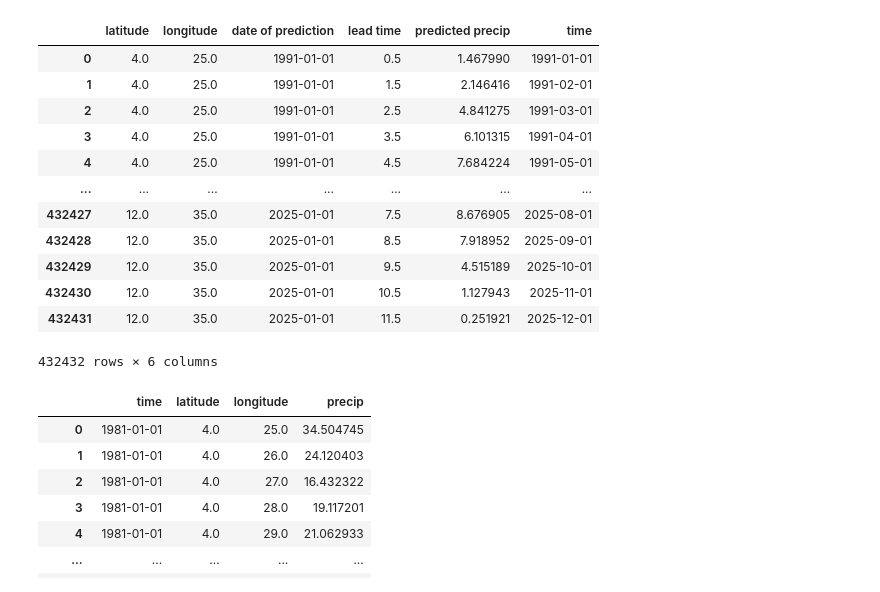
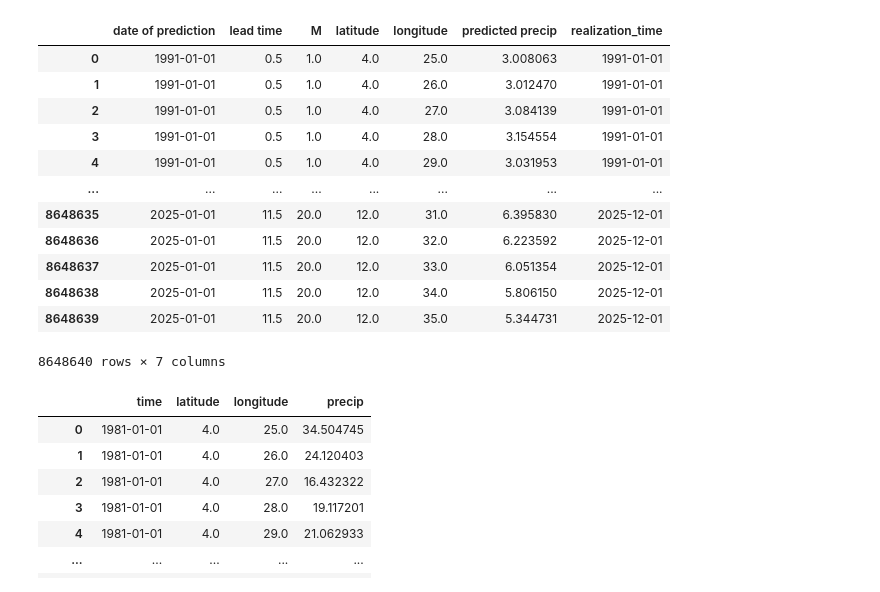
Before and after one commit to yatli24/CHC, a Jupyter notebook: Jupyter notebooks/south_sudan_CanESM5.ipynb, the cells around one changed output. Cells and saved outputs as stored; diff of their text form; code cells hidden in the pictures.

Commit message:
figures for south sudan for all chirps data
values for the 4 metrics on heatmap
includes 1991 to 2025
faceted by M

```diff
--- a/Jupyter notebooks/south_sudan_CanESM5.ipynb
+++ b/Jupyter notebooks/south_sudan_CanESM5.ipynb
@@ -8,6 +9,8 @@ import seaborn as sns
+# %%
+CanESM5 = xr.open_mfdataset('data/NMME/CanESM5/*.nc')
+CanESM5['X'] = CanESM5['X'] - 180
+chirps = xr.open_dataset('data/CHIRPS/chirps-v2.0.monthly.nc')
 # %%
-CanESM5 = xr.open_mfdataset('data/NMME/CanESM5/*.nc')
 CanESM5_south_sudan = (CanESM5.sel(Y=slice(3.5, 12.5), X=slice(25, 35))
-                       .rename({'Y': 'latitude', 'X': 'longitude', 'prec': 'predicted precip', 'S': 'date of prediction', 'L': 'lead time'})
-                       .groupby(['latitude', 'longitude', 'date of prediction', 'lead time'])
-                       .mean('M'))
+                       .rename({'Y': 'latitude', 'X': 'longitude', 'prec': 'predicted precip', 'S': 'date of prediction', 'L': 'lead time'}))
+CanESM5_south_sudan
@@ -14,18 +77,19 @@ CanESM5_south_sudan = (CanESM5.sel(Y=slice(3.5, 12.5), X=slice(25, 35))
 # %%
+# Calculate realized dates for CanESM5, convert to dataframe
 CanESM5_south_sudan_df = CanESM5_south_sudan.to_dataframe().reset_index()
-CanESM5_south_sudan_df['time'] = CanESM5_south_sudan_df.apply(lambda x: x['date of prediction'] + pd.DateOffset(months=int(x['lead time'])), axis=1)
+CanESM5_south_sudan_df['realization_time'] = CanESM5_south_sudan_df.apply(lambda x: x['date of prediction'] + pd.DateOffset(months=int(x['lead time'])), axis=1)
 CanESM5_south_sudan_df
 # %% [output]
-|  | latitude | longitude | date of prediction | lead time | predicted precip | time |
-| 0 | 4.0 | 25.0 | 1991-01-01 | 0.5 | 1.467990 | 1991-01-01 |
-| 1 | 4.0 | 25.0 | 1991-01-01 | 1.5 | 2.146416 | 1991-02-01 |
-| 2 | 4.0 | 25.0 | 1991-01-01 | 2.5 | 4.841275 | 1991-03-01 |
-| 3 | 4.0 | 25.0 | 1991-01-01 | 3.5 | 6.101315 | 1991-04-01 |
-| 4 | 4.0 | 25.0 | 1991-01-01 | 4.5 | 7.684224 | 1991-05-01 |
-| ... | ... | ... | ... | ... | ... | ... |
-| 432427 | 12.0 | 35.0 | 2025-01-01 | 7.5 | 8.676905 | 2025-08-01 |
-| 432428 | 12.0 | 35.0 | 2025-01-01 | 8.5 | 7.918952 | 2025-09-01 |
-| 432429 | 12.0 | 35.0 | 2025-01-01 | 9.5 | 4.515189 | 2025-10-01 |
-| 432430 | 12.0 | 35.0 | 2025-01-01 | 10.5 | 1.127943 | 2025-11-01 |
-| 432431 | 12.0 | 35.0 | 2025-01-01 | 11.5 | 0.251921 | 2025-12-01 |
+|  | date of prediction | lead time | M | latitude | longitude | predicted precip | realization_time |
+| 0 | 1991-01-01 | 0.5 | 1.0 | 4.0 | 25.0 | 3.008063 | 1991-01-01 |
+| 1 | 1991-01-01 | 0.5 | 1.0 | 4.0 | 26.0 | 3.012470 | 1991-01-01 |
+| 2 | 1991-01-01 | 0.5 | 1.0 | 4.0 | 27.0 | 3.084139 | 1991-01-01 |
+| 3 | 1991-01-01 | 0.5 | 1.0 | 4.0 | 28.0 | 3.154554 | 1991-01-01 |
+| 4 | 1991-01-01 | 0.5 | 1.0 | 4.0 | 29.0 | 3.031953 | 1991-01-01 |
+| ... | ... | ... | ... | ... | ... | ... | ... |
+| 8648635 | 2025-01-01 | 11.5 | 20.0 | 12.0 | 31.0 | 6.395830 | 2025-12-01 |
+| 8648636 | 2025-01-01 | 11.5 | 20.0 | 12.0 | 32.0 | 6.223592 | 2025-12-01 |
+| 8648637 | 2025-01-01 | 11.5 | 20.0 | 12.0 | 33.0 | 6.051354 | 2025-12-01 |
+| 8648638 | 2025-01-01 | 11.5 | 20.0 | 12.0 | 34.0 | 5.806150 | 2025-12-01 |
+| 8648639 | 2025-01-01 | 11.5 | 20.0 | 12.0 | 35.0 | 5.344731 | 2025-12-01 |
-432432 rows × 6 columns
+8648640 rows × 7 columns
```
Also changed, not shown: parts of 14 cells of this notebook, 4 other files.
